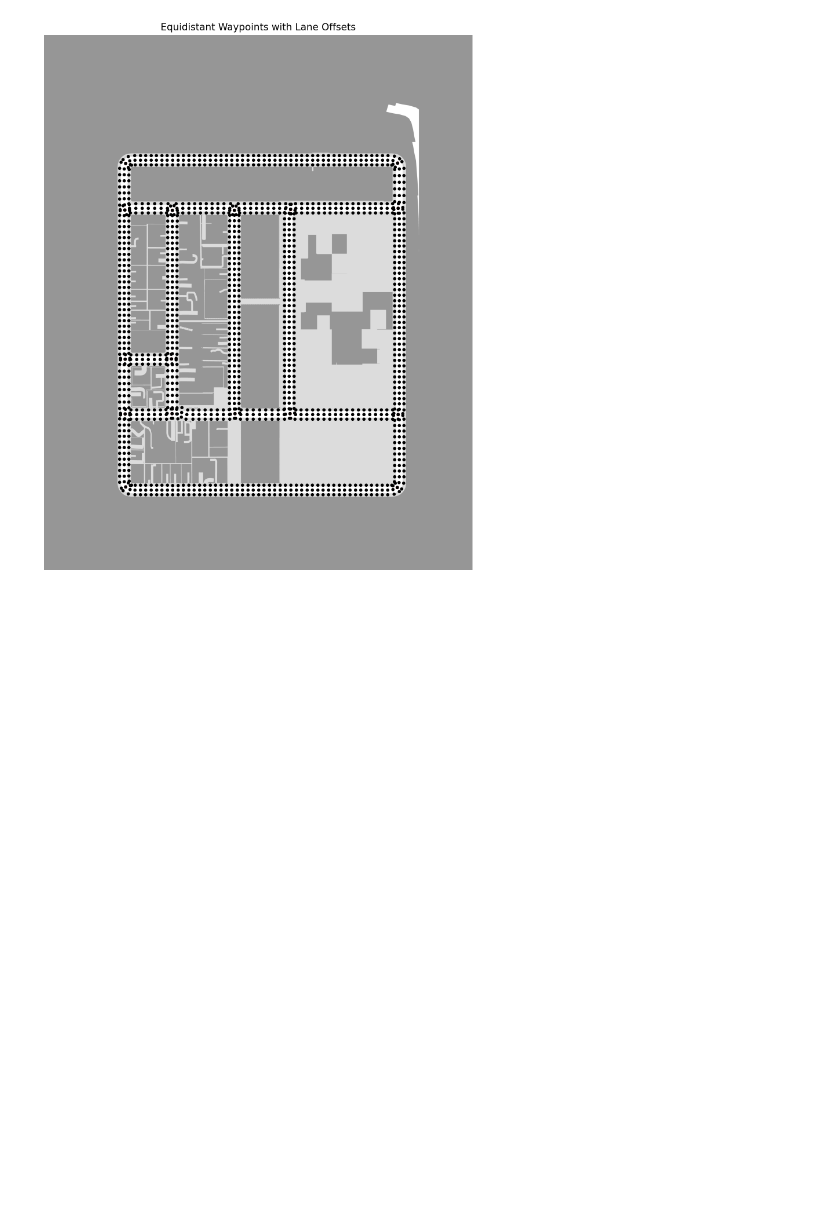
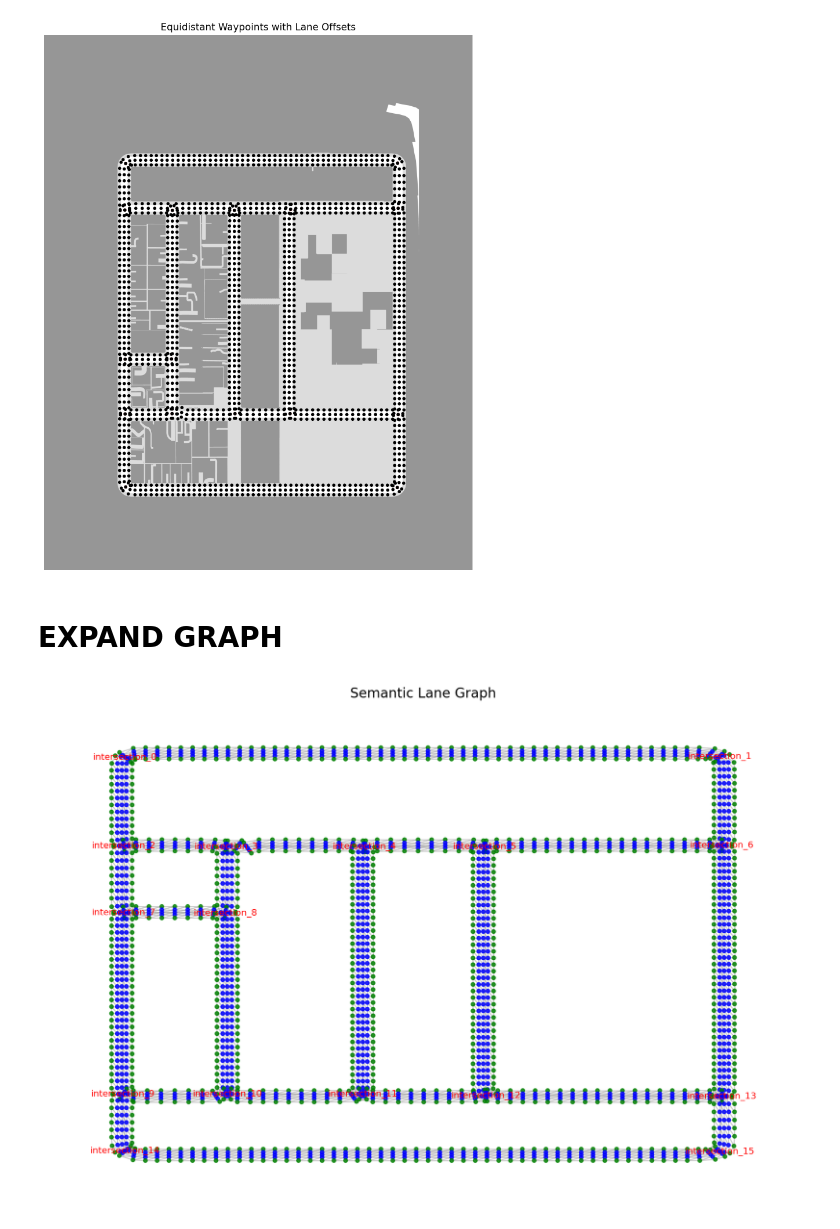
Before and after one commit to danielmtzbarba/carlabev-env, a Jupyter notebook: CarlaBEV/scripts/design_map_graph.ipynb, the cells around one changed output. Cells and saved outputs as stored; diff of their text form; code cells hidden in the pictures; blank space fills up the shorter version.

Commit message:
unified graph

```diff
--- a/CarlaBEV/scripts/design_map_graph.ipynb
+++ b/CarlaBEV/scripts/design_map_graph.ipynb
@@ -585,8 +581,10 @@ with open("town01-right.pkl", "wb") as f:
 
 with open("town01-ped.pkl", "wb") as f:
     pickle.dump(G_right, f)
+# %% [markdown]
+# EXPAND GRAPH
 # %%
-
+import pickle
 # Load
-with open("town01.pkl", "rb") as f:
-    G_planning = pickle.load(f)
+with open("town01-center.pkl", "rb") as f:
+    G_base = pickle.load(f)
@@ -592,0 +751,45 @@ with open("town01.pkl", "rb") as f:
+# %%
+import matplotlib.pyplot as plt
+import networkx as nx
+
+def draw_graph(G):
+    plt.figure(figsize=(12, 8))
+
+    # Extract node positions
+    pos = {node: data['pos'] for node, data in G.nodes(data=True)}
+
+    # Extract semantic labels for coloring
+    semantics = [data.get('semantic', 'unknown') for _, data in G.nodes(data=True)]
+    unique_semantics = list(set(semantics))
+
+    # Assign colors to semantics
+    colors_map = {
+        'vehicle': 'blue',
+        'sidewalk': 'green',
+        'intersection': 'red',
+        'unknown': 'gray'
+    }
+    # Fallback for unknown semantics
+    node_colors = [colors_map.get(sem, 'gray') for sem in semantics]
+
+    # Draw nodes
+    nx.draw_networkx_nodes(G, pos, node_color=node_colors, node_size=10, alpha=0.8)
+
+    # Draw edges with light gray color
+    nx.draw_networkx_edges(G, pos, alpha=0.4, edge_color='gray')
+
+    # Optional: draw labels for intersections or lane names
+    labels = {}
+    for node, data in G.nodes(data=True):
+        if data.get('semantic') == 'intersection':
+            labels[node] = node
+    nx.draw_networkx_labels(G, pos, labels, font_size=8, font_color='red')
+
+    plt.axis('off')
+    plt.title("Semantic Lane Graph")
+    plt.show()
+
+# Usage
+draw_graph(G_final)
+# %% [output]
+[figure, added]
```
Also changed, not shown: parts of 4 cells of this notebook, 4 other files.
